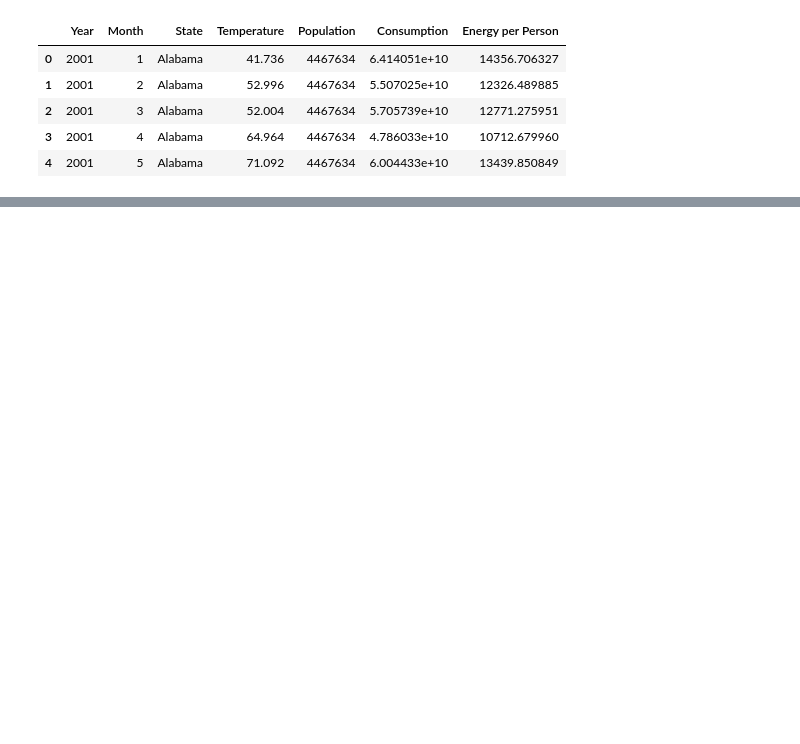
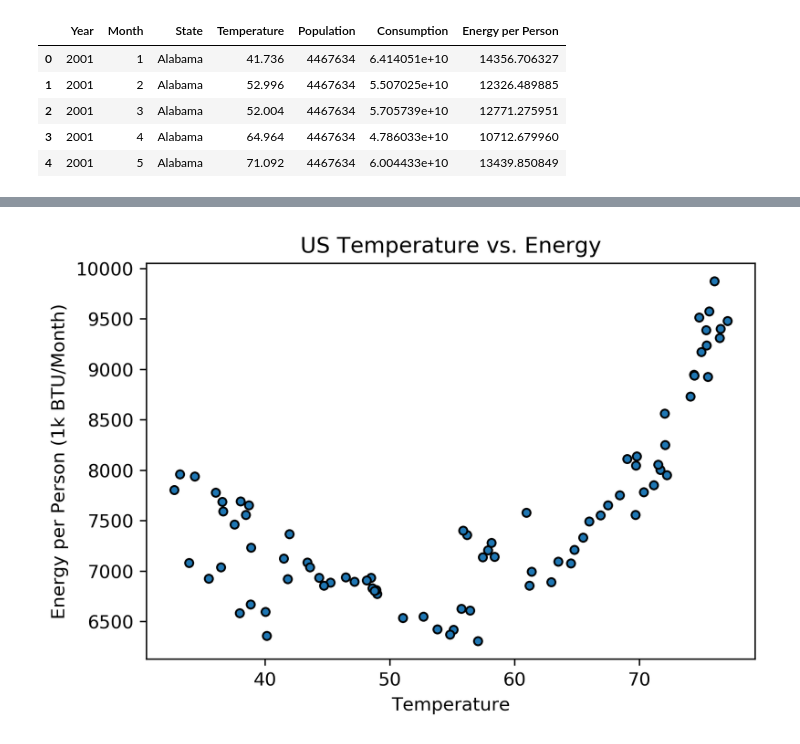
Before and after one commit to Siraj2493/Project-1, a Jupyter notebook: weather_analysis.ipynb, the cells around one changed output, grey strips where cells are left out. Cells and saved outputs as stored; diff of their text form; code cells hidden in the pictures; blank space fills up the shorter version.

```diff
--- a/weather_analysis.ipynb
+++ b/weather_analysis.ipynb
@@ -121,0 +94,4 @@ Name: Power N, dtype: float64
+# %%
+# create a series of weighted energy by date
+energy_by_date = combined_df.groupby('Date')['Weighted Energy'].sum()
+energy_by_date.head()
@@ -122,5 +106,6 @@ Name: Power N, dtype: float64
 # %%
-temp_by_date = combined_df.groupby('Date')['Temperature N'].sum()
+# create a series of weighted temperature by date
+temp_by_date = combined_df.groupby('Date')['Weighted Temperature'].sum()
 temp_by_date.head()
 # %% [output]
 Date
@@ -156,0 +118,5 @@ us_power_temp.plot(kind='scatter', x='temp_by_date', y='power_by_date')
+# %%
+# cobined the temeprature and energy into a dataframe
+us_energy_temp = pd.DataFrame(dict(Temperature = temp_by_date, Energy = energy_by_date)).reset_index()
+us_energy_temp.rename(columns={'Energy' : 'Energy per Person'}, inplace=True)
+us_energy_temp.head()
@@ -156,0 +130,12 @@ us_power_temp.plot(kind='scatter', x='temp_by_date', y='power_by_date')
+# %%
+# plot energy vesrus temperature
+title = 'US Temperature vs. Energy'
+ax = us_energy_temp.plot(kind='scatter',
+                         x='Temperature',
+                         y='Energy per Person',
+                         title= title,
+                         edgecolors= 'black')
+ax.set_ylabel('Energy per Person (1k BTU/Month)')
+ax.figure.savefig(f'Images/{title}.png', dpi=300)
+# %% [output]
+[figure, added]
```
Also changed, not shown: parts of 19 cells of this notebook, 3 other files.
